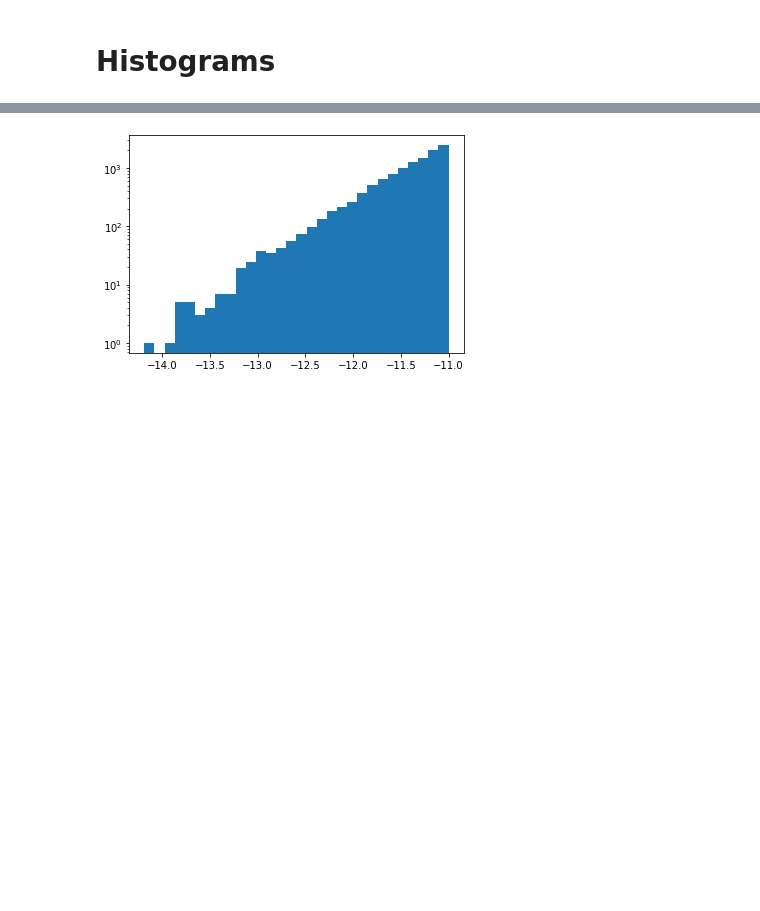
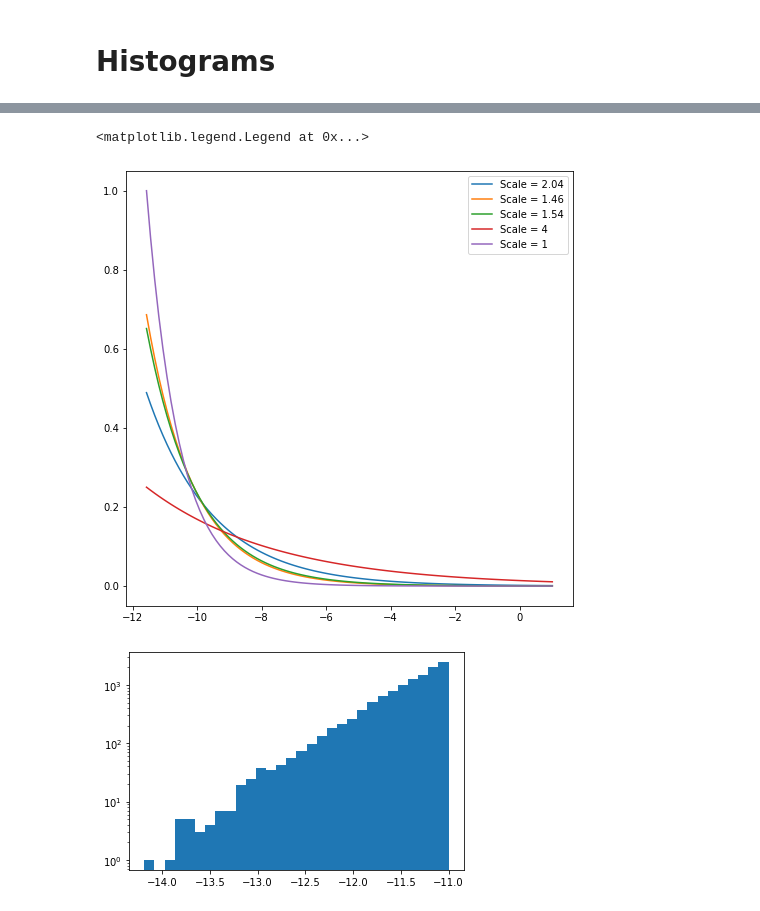
Before and after one commit to njchoma/DGAPN, a Jupyter notebook: src/Sandbox.ipynb, the cells around one changed output, grey strips where cells are left out. Cells and saved outputs as stored; diff of their text form; code cells hidden in the pictures; blank space fills up the shorter version.

```diff
--- a/src/Sandbox.ipynb
+++ b/src/Sandbox.ipynb
@@ -41,4 +43,4 @@ def read_data(dataset_path):
                 continue
     return all_logp, all_smiles
 # %%
-scores, smiles = read_data("/Users/ADChen/Downloads/MD/2col/NSP15_6W01_A_1_F.Orderable_zinc_db_enaHLL.2col.csv")
+scores, smiles = read_data("/Users/ADChen/Downloads/MD/2col/NPRBD_6VYO_A_1_F.Orderable_zinc_db_enaHLL.2col.csv")
@@ -167,3 +181,17 @@ ax.plot(np.linspace(-17.5,2.5,100), np.exp(-0.4*(np.linspace(-17.5,2.5,100)+5)))
+# %%
+fig = plt.figure(figsize=(8,8))
+ax  = fig.add_subplot(111)
+rv_max = ss.expon(loc = min(test_labels), scale = 4)
+rv_min = ss.expon(loc = min(test_labels), scale = 1)
+x = np.linspace(min(test_labels),max(test_labels),100)
+for i in np.random.uniform(1,4,3):
+    ax.plot(x, ss.expon(loc = min(test_labels), scale = i).pdf(x), label = "Scale = " + str(round(i,2)))
+ax.plot(x, rv_max.pdf(x), label = "Scale = 4")
+ax.plot(x, rv_min.pdf(x), label = "Scale = 1");
+ax.legend()
+# %% [output]
+<matplotlib.legend.Legend at 0x...>
+[figure, added]
 # %%
 plt.hist(test_labels[test_labels<-11], bins = 30, log=True);
 # %% [output]
```
Also changed, not shown: parts of 16 cells of this notebook, 2 other files.
